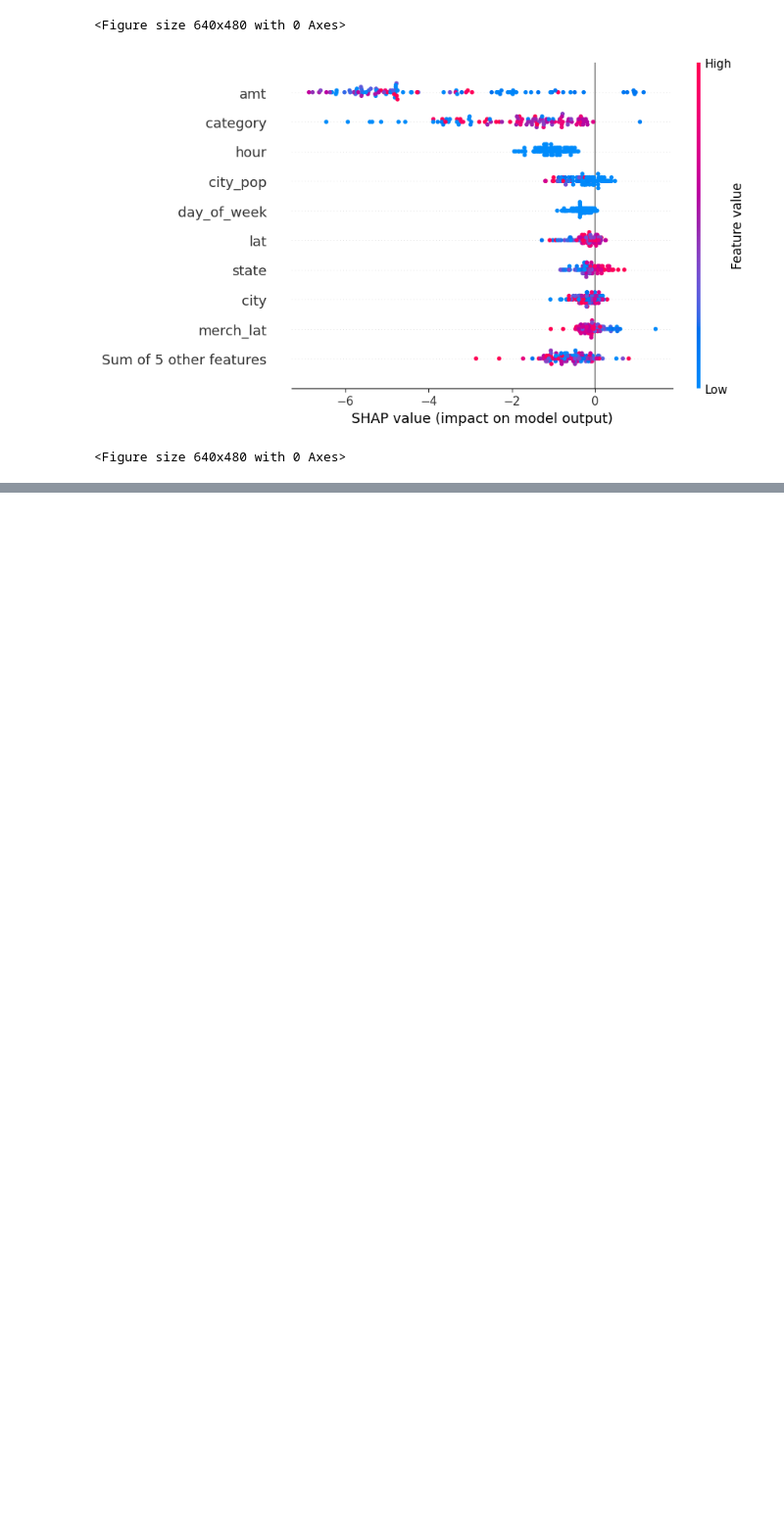
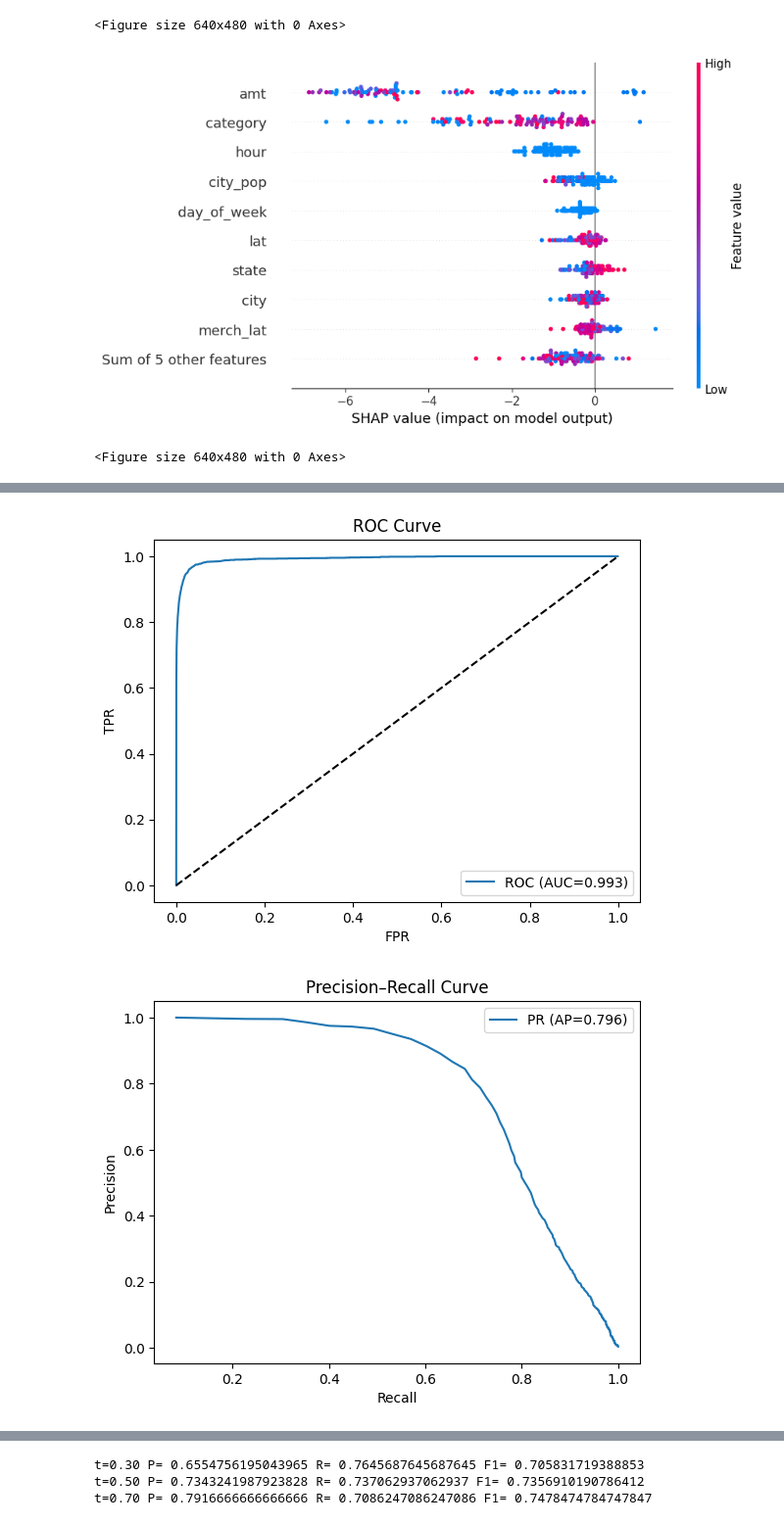
Before and after one commit to ADA-Projects/CC_Fraud_Detection, a Jupyter notebook: fraud_detection_starter.ipynb, the cells around one changed output, grey strips where cells are left out. Shown at 98% size. Saved outputs shown, nothing was run; the diff lists cells and outputs as text; code cells hidden in the pictures; blank space fills up the shorter version.

Commit message:
threshold study

```diff
--- a/fraud_detection_starter.ipynb
+++ b/fraud_detection_starter.ipynb
@@ -379,0 +432,17 @@ plt.savefig("shap_beeswarm_plot.png", dpi=300, bbox_inches='tight')
+# %%
+# amt × category TE
+X_train['amt_x_catTE'] = X_train['amt_log'] * X_train['category_te']
+X_test['amt_x_catTE']  = X_test['amt_log'] * X_test['category_te']
+
+# amt × hour_sin
+X_train['amt_x_hour_sin'] = X_train['amt_log'] * X_train['hour_sin']
+X_test['amt_x_hour_sin']  = X_test['amt_log'] * X_test['hour_sin']
+# %%
+# before your RandomizedSearchCV…
+for df in (X_train, X_test):
+    df['amt_bin_code']  = df['amt_bin'].cat.codes
+    df['pop_size_code'] = df['pop_size'].cat.codes
+
+# now drop the original categorical columns
+X_train.drop(['amt_bin','pop_size'], axis=1, inplace=True)
+X_test .drop(['amt_bin','pop_size'], axis=1, inplace=True)
@@ -379,0 +590,52 @@ plt.savefig("shap_beeswarm_plot.png", dpi=300, bbox_inches='tight')
+# %%
+import numpy as np
+import matplotlib.pyplot as plt
+from sklearn.metrics import (
+    roc_curve, roc_auc_score,
+    precision_recall_curve, average_precision_score
+)
+
+# 1. Predict probabilities
+y_probs = final_model.predict_proba(X_test)[:, 1]
+
+# 2. ROC
+fpr, tpr, _ = roc_curve(y_test, y_probs)
+roc_auc = roc_auc_score(y_test, y_probs)
+
+# Decimate to 5k points
+step_roc = max(len(fpr) // 5000, 1)
+plt.figure()
+plt.plot(fpr[::step_roc], tpr[::step_roc], label=f'ROC (AUC={roc_auc:.3f})')
+plt.plot([0,1],[0,1],'k--')
+plt.xlabel('FPR'); plt.ylabel('TPR')
+plt.title('ROC Curve'); plt.legend(); plt.show()
+
+# 3. PR
+precision, recall, pr_thresh = precision_recall_curve(y_test, y_probs)
+avg_prec = average_precision_score(y_test, y_probs)
+
+step_pr = max(len(precision) // 5000, 1)
+plt.figure()
+plt.plot(recall[::step_pr], precision[::step_pr], label=f'PR (AP={avg_prec:.3f})')
+plt.xlabel('Recall'); plt.ylabel('Precision')
+plt.title('Precision–Recall Curve'); plt.legend(); plt.show()
+
+# 4. Vectorized F1
+f1_scores = 2 * (precision * recall) / (precision + recall + 1e-16)
+step_f1 = max(len(f1_scores) // 5000, 1)
+plt.figure()
+plt.plot(pr_thresh[::step_f1], f1_scores[1::step_f1])  # skip the first element if needed
+plt.xlabel('Threshold'); plt.ylabel('F1 Score')
+plt.title('F1 Score by Threshold'); plt.show()
+
+# 5. Selected thresholds
+from sklearn.metrics import precision_score, recall_score
+for t in [0.3, 0.5, 0.7]:
+    preds = (y_probs >= t).astype(int)
+    print(f"t={t:.2f}",
+          "P=",precision_score(y_test, preds),
+          "R=",recall_score(y_test, preds),
+          "F1=",f1_score(y_test, preds))
+# %% [output]
+[figure, added]
+[figure, added]
@@ -379,0 +643,3 @@ plt.savefig("shap_beeswarm_plot.png", dpi=300, bbox_inches='tight')
+t=0.30 P= 0.6554756195043965 R= 0.7645687645687645 F1= 0.705831719388853
+t=0.50 P= 0.7343241987923828 R= 0.737062937062937 F1= 0.7356910190786412
+t=0.70 P= 0.7916666666666666 R= 0.7086247086247086 F1= 0.7478474784747847
```
Also changed, not shown: parts of 14 cells of this notebook.
